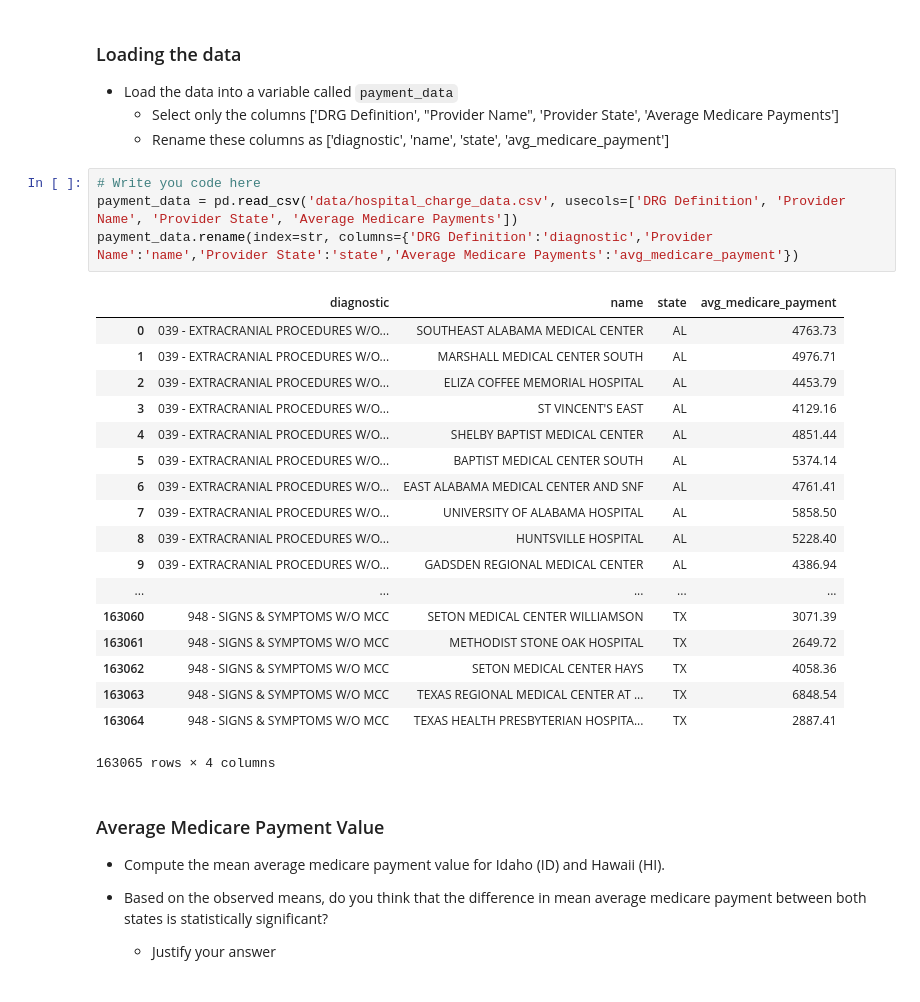
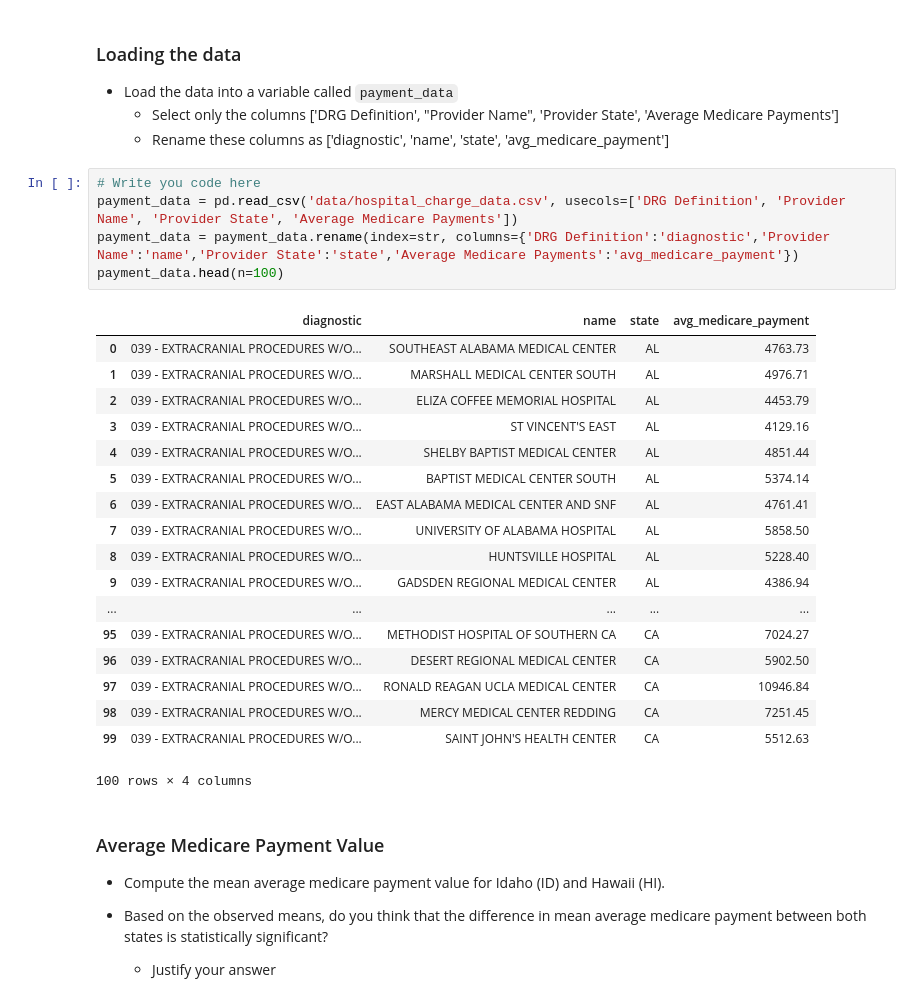
Before and after one commit to nlaranio/assignment-2-simulations-mahdi-b, a Jupyter notebook: Assignment_2.ipynb, the cells around one changed output. Cells and saved outputs as stored; diff of their text form.

```diff
--- a/Assignment_2.ipynb
+++ b/Assignment_2.ipynb
@@ -567,26 +590,27 @@ We are interested in comparing the avg. payments across states to assess whether
 # %%
 # Write you code here
 payment_data = pd.read_csv('data/hospital_charge_data.csv', usecols=['DRG Definition', 'Provider Name', 'Provider State', 'Average Medicare Payments'])
-payment_data.rename(index=str, columns={'DRG Definition':'diagnostic','Provider Name':'name','Provider State':'state','Average Medicare Payments':'avg_medicare_payment'})
+payment_data = payment_data.rename(index=str, columns={'DRG Definition':'diagnostic','Provider Name':'name','Provider State':'state','Average Medicare Payments':'avg_medicare_payment'})
+payment_data.head(n=100)
 # %% [output]
 |  | diagnostic | name | state | avg_medicare_payment |
 | 0 | 039 - EXTRACRANIAL PROCEDURES W/O... | SOUTHEAST ALABAMA MEDICAL CENTER | AL | 4763.73 |
 | 1 | 039 - EXTRACRANIAL PROCEDURES W/O... | MARSHALL MEDICAL CENTER SOUTH | AL | 4976.71 |
 | 2 | 039 - EXTRACRANIAL PROCEDURES W/O... | ELIZA COFFEE MEMORIAL HOSPITAL | AL | 4453.79 |
 | 3 | 039 - EXTRACRANIAL PROCEDURES W/O... | ST VINCENT'S EAST | AL | 4129.16 |
 | 4 | 039 - EXTRACRANIAL PROCEDURES W/O... | SHELBY BAPTIST MEDICAL CENTER | AL | 4851.44 |
 | 5 | 039 - EXTRACRANIAL PROCEDURES W/O... | BAPTIST MEDICAL CENTER SOUTH | AL | 5374.14 |
 | 6 | 039 - EXTRACRANIAL PROCEDURES W/O... | EAST ALABAMA MEDICAL CENTER AND SNF | AL | 4761.41 |
 | 7 | 039 - EXTRACRANIAL PROCEDURES W/O... | UNIVERSITY OF ALABAMA HOSPITAL | AL | 5858.50 |
 | 8 | 039 - EXTRACRANIAL PROCEDURES W/O... | HUNTSVILLE HOSPITAL | AL | 5228.40 |
 | 9 | 039 - EXTRACRANIAL PROCEDURES W/O... | GADSDEN REGIONAL MEDICAL CENTER | AL | 4386.94 |
 | ... | ... | ... | ... | ... |
-| 163060 | 948 - SIGNS & SYMPTOMS W/O MCC | SETON MEDICAL CENTER WILLIAMSON | TX | 3071.39 |
-| 163061 | 948 - SIGNS & SYMPTOMS W/O MCC | METHODIST STONE OAK HOSPITAL | TX | 2649.72 |
-| 163062 | 948 - SIGNS & SYMPTOMS W/O MCC | SETON MEDICAL CENTER HAYS | TX | 4058.36 |
-| 163063 | 948 - SIGNS & SYMPTOMS W/O MCC | TEXAS REGIONAL MEDICAL CENTER AT ... | TX | 6848.54 |
-| 163064 | 948 - SIGNS & SYMPTOMS W/O MCC | TEXAS HEALTH PRESBYTERIAN HOSPITA... | TX | 2887.41 |
+| 95 | 039 - EXTRACRANIAL PROCEDURES W/O... | METHODIST HOSPITAL OF SOUTHERN CA | CA | 7024.27 |
+| 96 | 039 - EXTRACRANIAL PROCEDURES W/O... | DESERT REGIONAL MEDICAL CENTER | CA | 5902.50 |
+| 97 | 039 - EXTRACRANIAL PROCEDURES W/O... | RONALD REAGAN UCLA MEDICAL CENTER | CA | 10946.84 |
+| 98 | 039 - EXTRACRANIAL PROCEDURES W/O... | MERCY MEDICAL CENTER REDDING | CA | 7251.45 |
+| 99 | 039 - EXTRACRANIAL PROCEDURES W/O... | SAINT JOHN'S HEALTH CENTER | CA | 5512.63 |
-163065 rows × 4 columns
+100 rows × 4 columns
 # %% [markdown]
 ### Average Medicare Payment Value
 
```
Also changed, not shown: parts of 5 cells of this notebook.
